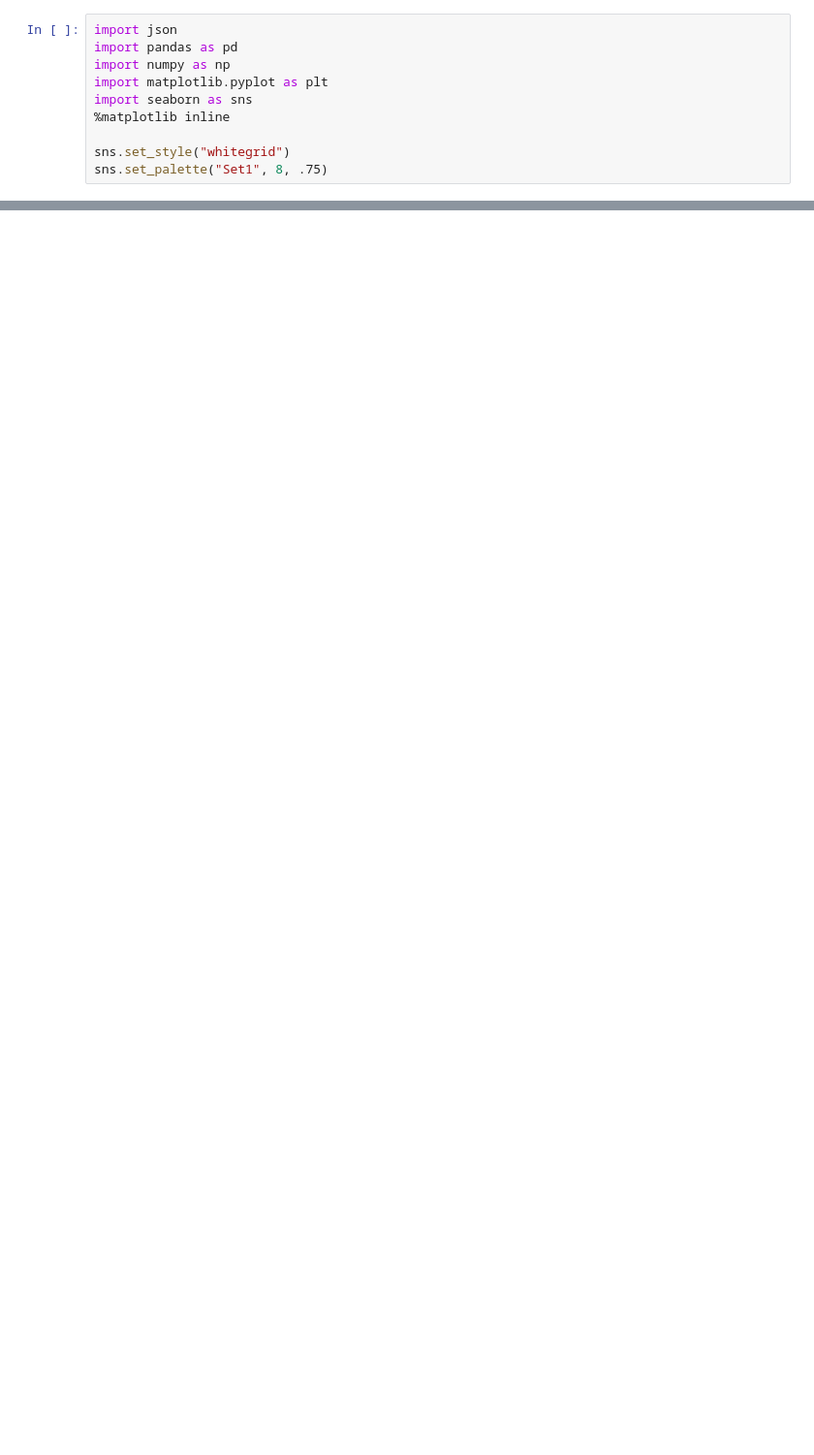
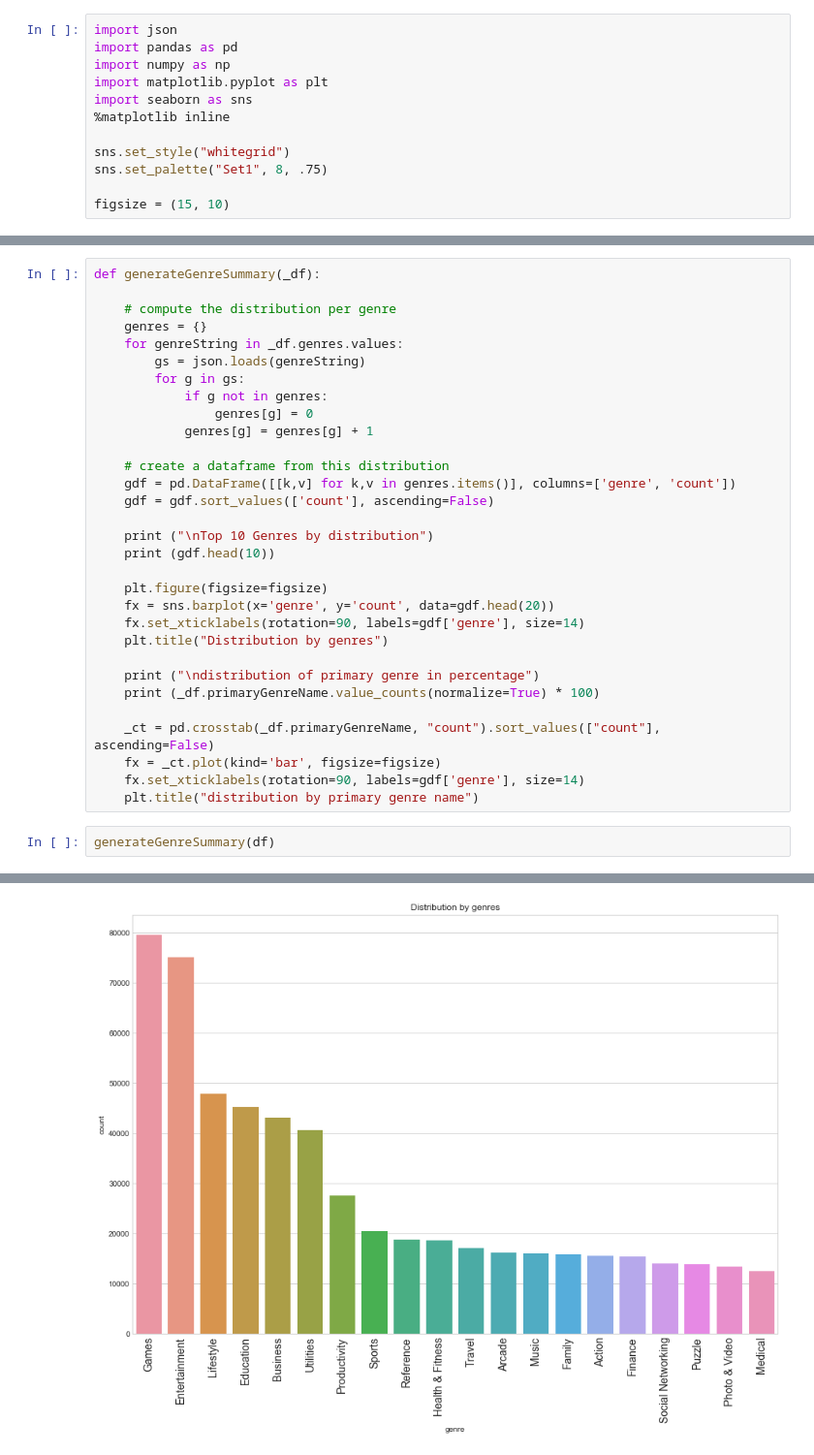
Before and after one commit to mebjas/app-store-analysis, a Jupyter notebook: notebooks/Analysis.ipynb, the cells around one changed output, grey strips where cells are left out. Shown at 97% size. Cells and saved outputs as stored; diff of their text form; blank space fills up the shorter version.

```diff
--- a/notebooks/Analysis.ipynb
+++ b/notebooks/Analysis.ipynb
@@ -21,3 +10,5 @@ import seaborn as sns
 
 sns.set_style("whitegrid")
 sns.set_palette("Set1", 8, .75)
+
+figsize = (15, 10)
@@ -30,0 +42,34 @@ df.price.plot()
+# %%
+def generateGenreSummary(_df):
+
+    # compute the distribution per genre
+    genres = {}
+    for genreString in _df.genres.values:
+        gs = json.loads(genreString)
+        for g in gs:
+            if g not in genres:
+                genres[g] = 0
+            genres[g] = genres[g] + 1
+
+    # create a dataframe from this distribution
+    gdf = pd.DataFrame([[k,v] for k,v in genres.items()], columns=['genre', 'count'])
+    gdf = gdf.sort_values(['count'], ascending=False)
+
+    print ("\nTop 10 Genres by distribution")
+    print (gdf.head(10))
+
+    plt.figure(figsize=figsize)
+    fx = sns.barplot(x='genre', y='count', data=gdf.head(20))
+    fx.set_xticklabels(rotation=90, labels=gdf['genre'], size=14)
+    plt.title("Distribution by genres")
+
+    print ("\ndistribution of primary genre in percentage")
+    print (_df.primaryGenreName.value_counts(normalize=True) * 100)
+
+    _ct = pd.crosstab(_df.primaryGenreName, "count").sort_values(["count"], ascending=False)
+    fx = _ct.plot(kind='bar', figsize=figsize)
+    fx.set_xticklabels(rotation=90, labels=gdf['genre'], size=14)
+    plt.title("distribution by primary genre name")
+# %%
+generateGenreSummary(df)
+# %% [output]
@@ -30,0 +93 @@ df.price.plot()
+[figure, added]
```
Also changed, not shown: parts of 44 cells of this notebook.
